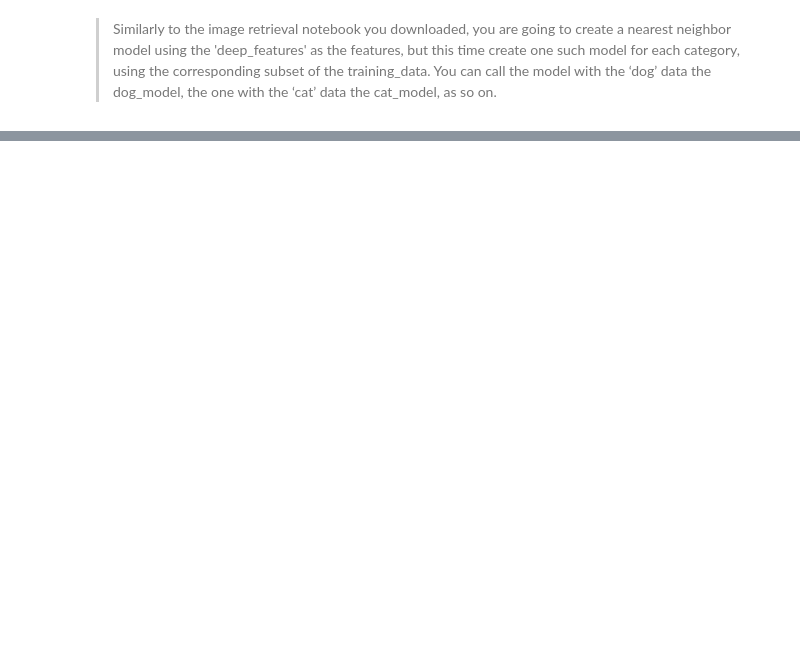
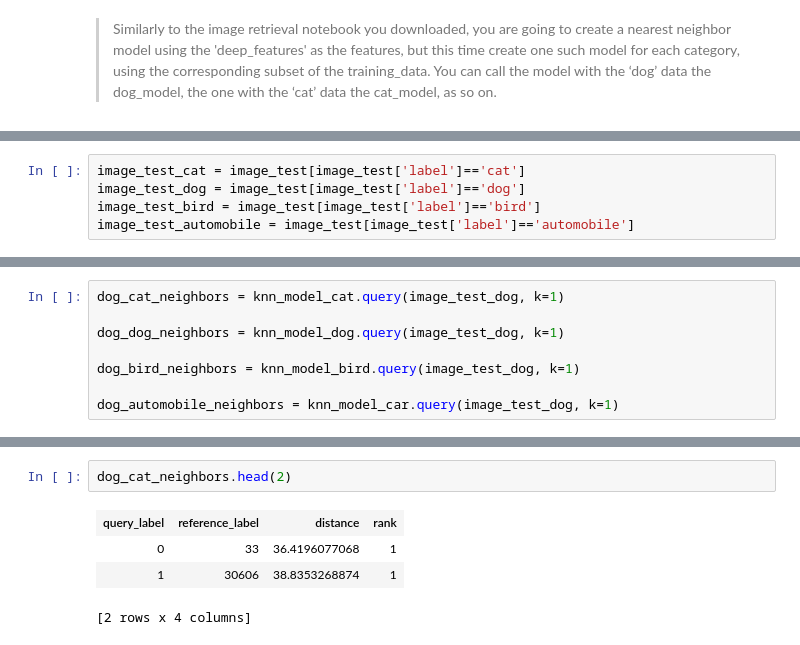
Before and after one commit to AaronRanAn/UW-Machine-Learning-Case-Study, a Jupyter notebook: Week 6/Deep Features for Image Retrieval.ipynb, the cells around one changed output, grey strips where cells are left out. Saved outputs shown, nothing was run; the diff lists cells and outputs as text; blank space fills up the shorter version.

```diff
--- a/Week 6/Deep Features for Image Retrieval.ipynb
+++ b/Week 6/Deep Features for Image Retrieval.ipynb
@@ -175,0 +366,5 @@ Using these models, answer the following questions.
+# %%
+image_test_cat = image_test[image_test['label']=='cat']
+image_test_dog = image_test[image_test['label']=='dog']
+image_test_bird = image_test[image_test['label']=='bird']
+image_test_automobile = image_test[image_test['label']=='automobile']
@@ -175,0 +385,8 @@ Using these models, answer the following questions.
+# %%
+dog_cat_neighbors = knn_model_cat.query(image_test_dog, k=1)
+
+dog_dog_neighbors = knn_model_dog.query(image_test_dog, k=1)
+
+dog_bird_neighbors = knn_model_bird.query(image_test_dog, k=1)
+
+dog_automobile_neighbors = knn_model_car.query(image_test_dog, k=1)
@@ -175,0 +411,7 @@ Using these models, answer the following questions.
+# %%
+dog_cat_neighbors.head(2)
+# %% [output]
+| query_label | reference_label | distance | rank |
+| 0 | 33 | 36.4196077068 | 1 |
+| 1 | 30606 | 38.8353268874 | 1 |
+[2 rows x 4 columns]
```
Also changed, not shown: parts of 53 cells of this notebook, 1 other file.
